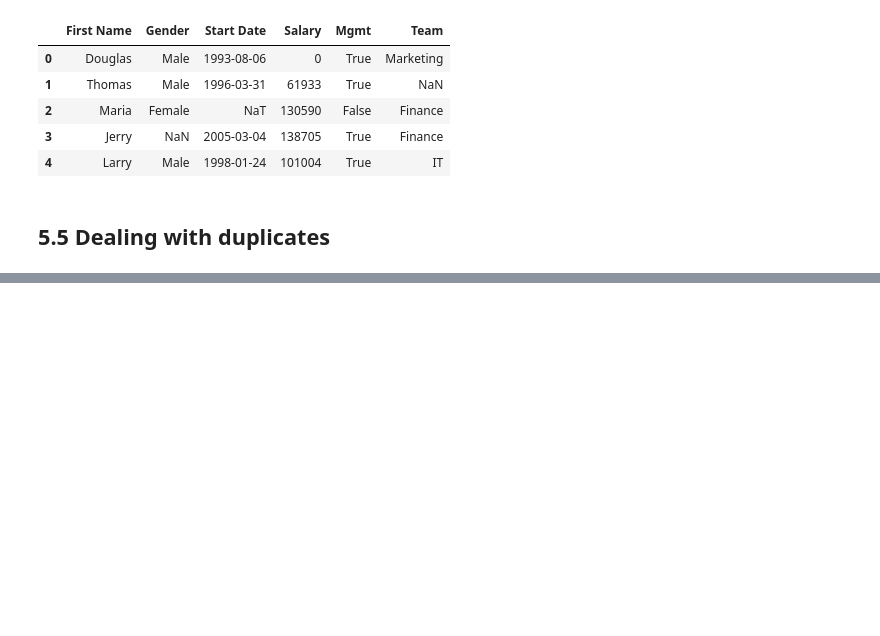
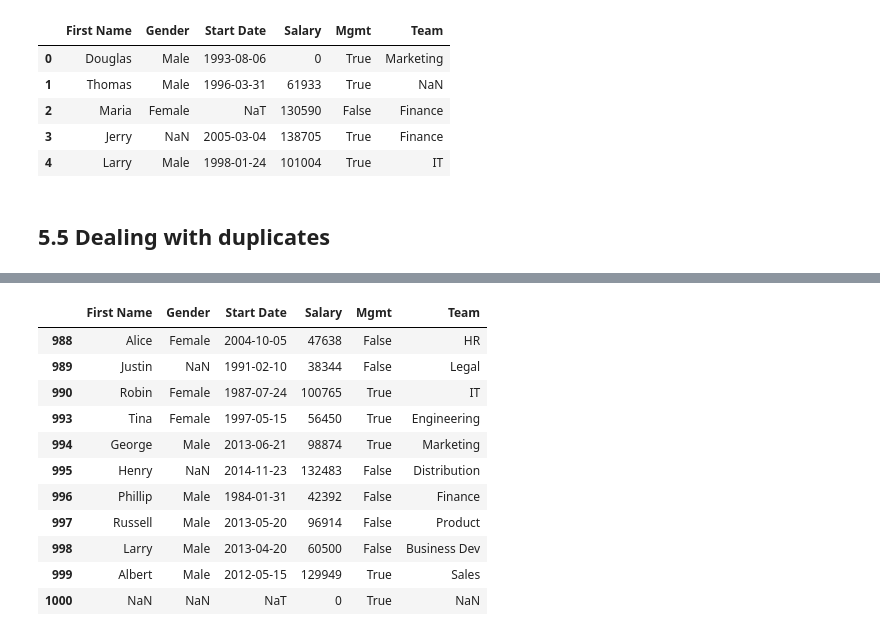
Before and after one commit to rickhall2000/ongoing-learning, a Jupyter notebook: pandas_in_action/ch5_Filtering_a_DataFrame.ipynb, the cells around one changed output, grey strips where cells are left out. Cells and saved outputs as stored; diff of their text form; code cells hidden in the pictures; blank space fills up the shorter version.

```diff
--- a/pandas_in_action/ch5_Filtering_a_DataFrame.ipynb
+++ b/pandas_in_action/ch5_Filtering_a_DataFrame.ipynb
@@ -510,0 +592,15 @@ employees.dropna(how="any", thresh=4).head()
+# %%
+employees.drop_duplicates(subset=["Team"], keep="last")
+# %% [output]
+|  | First Name | Gender | Start Date | Salary | Mgmt | Team |
+| 988 | Alice | Female | 2004-10-05 | 47638 | False | HR |
+| 989 | Justin | NaN | 1991-02-10 | 38344 | False | Legal |
+| 990 | Robin | Female | 1987-07-24 | 100765 | True | IT |
+| 993 | Tina | Female | 1997-05-15 | 56450 | True | Engineering |
+| 994 | George | Male | 2013-06-21 | 98874 | True | Marketing |
+| 995 | Henry | NaN | 2014-11-23 | 132483 | False | Distribution |
+| 996 | Phillip | Male | 1984-01-31 | 42392 | False | Finance |
+| 997 | Russell | Male | 2013-05-20 | 96914 | False | Product |
+| 998 | Larry | Male | 2013-04-20 | 60500 | False | Business Dev |
+| 999 | Albert | Male | 2012-05-15 | 129949 | True | Sales |
+| 1000 | NaN | NaN | NaT | 0 | True | NaN |
```
Also changed, not shown: parts of 22 cells of this notebook.
